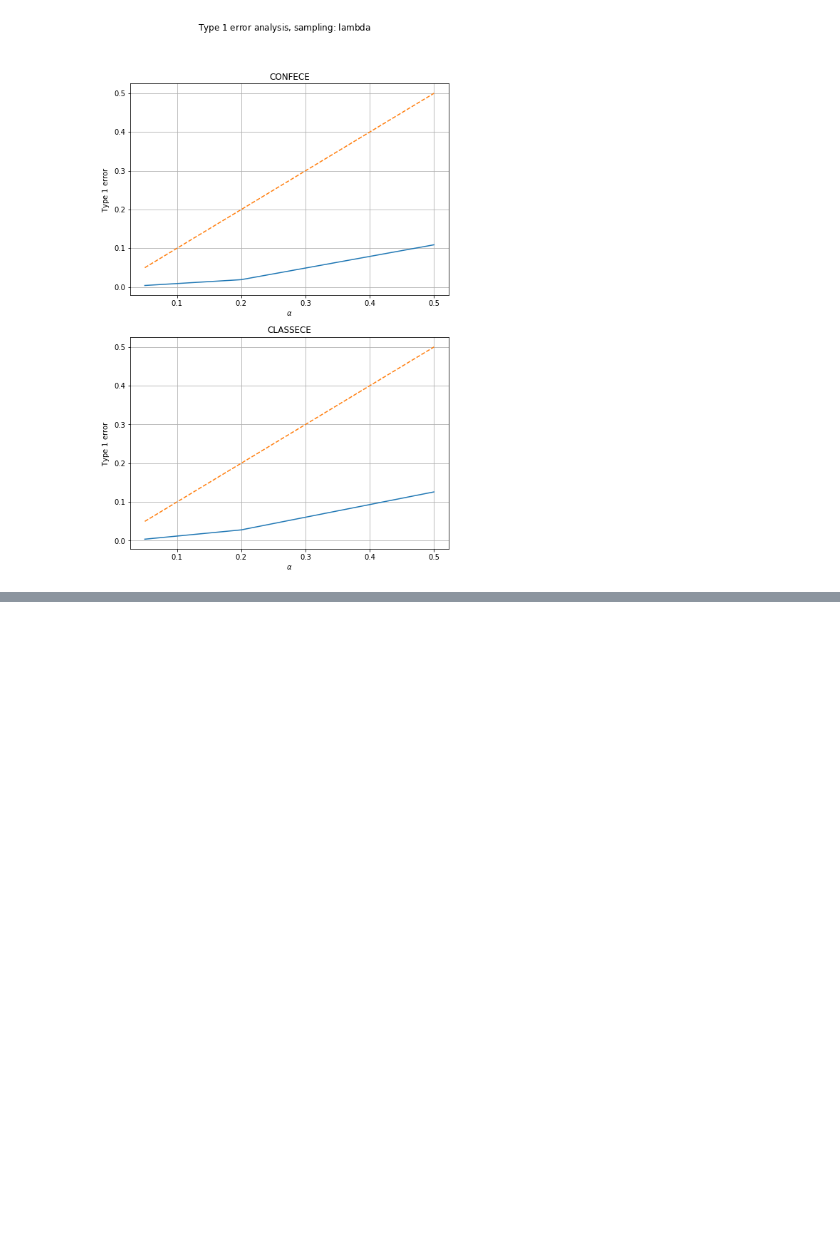
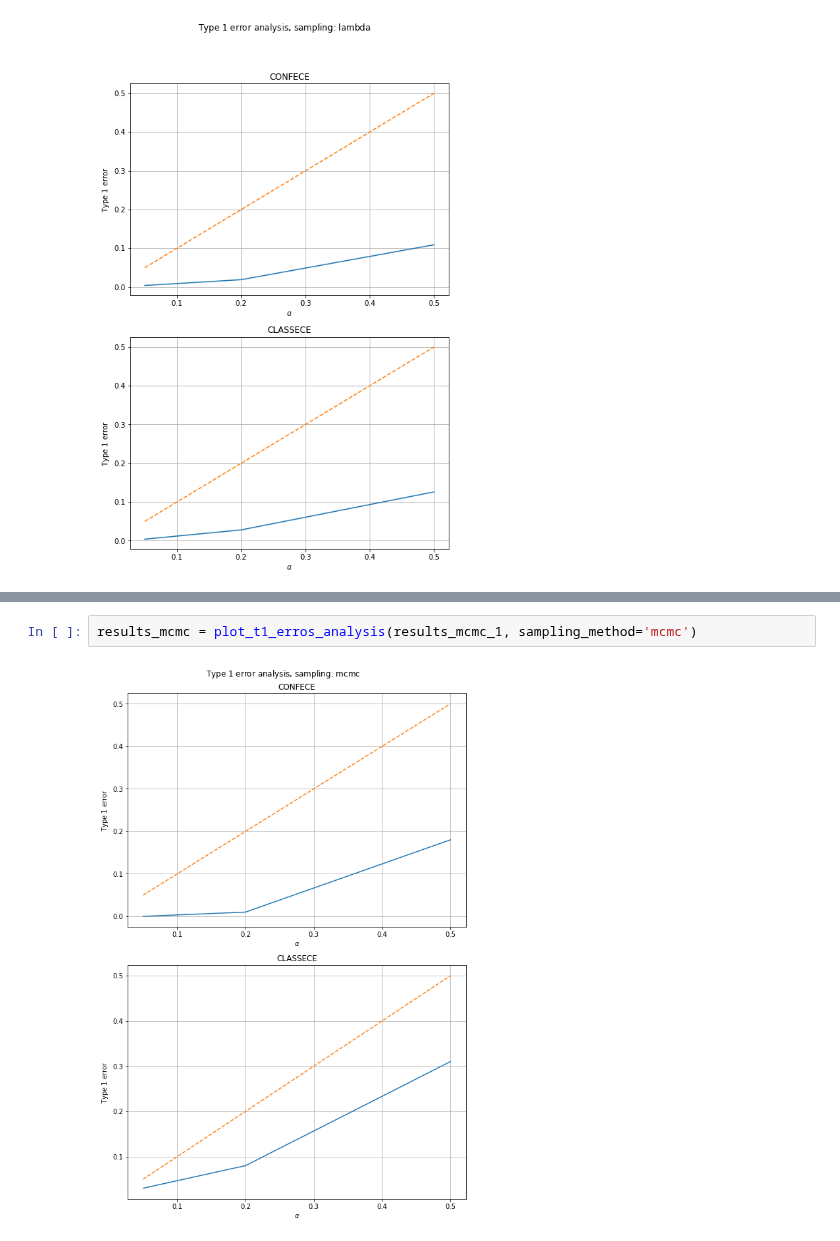
Before and after one commit to mkjuergens/EnsembleCalibration, a Jupyter notebook: ensemblecalibration/calibration/results_t1_t2.ipynb, the cells around one changed output, grey strips where cells are left out. Saved outputs shown, nothing was run; the diff lists cells and outputs as text; blank space fills up the shorter version.

```diff
--- a/ensemblecalibration/calibration/results_t1_t2.ipynb
+++ b/ensemblecalibration/calibration/results_t1_t2.ipynb
@@ -78,0 +64,4 @@ Text(0.5, 0.98, 'Type 1 error analysis with $K=3$')
+# %%
+results_mcmc = plot_t1_erros_analysis(results_mcmc_1, sampling_method='mcmc')
+# %% [output]
+[figure, added]
```
Also changed, not shown: parts of 9 cells of this notebook, 2 other files.
